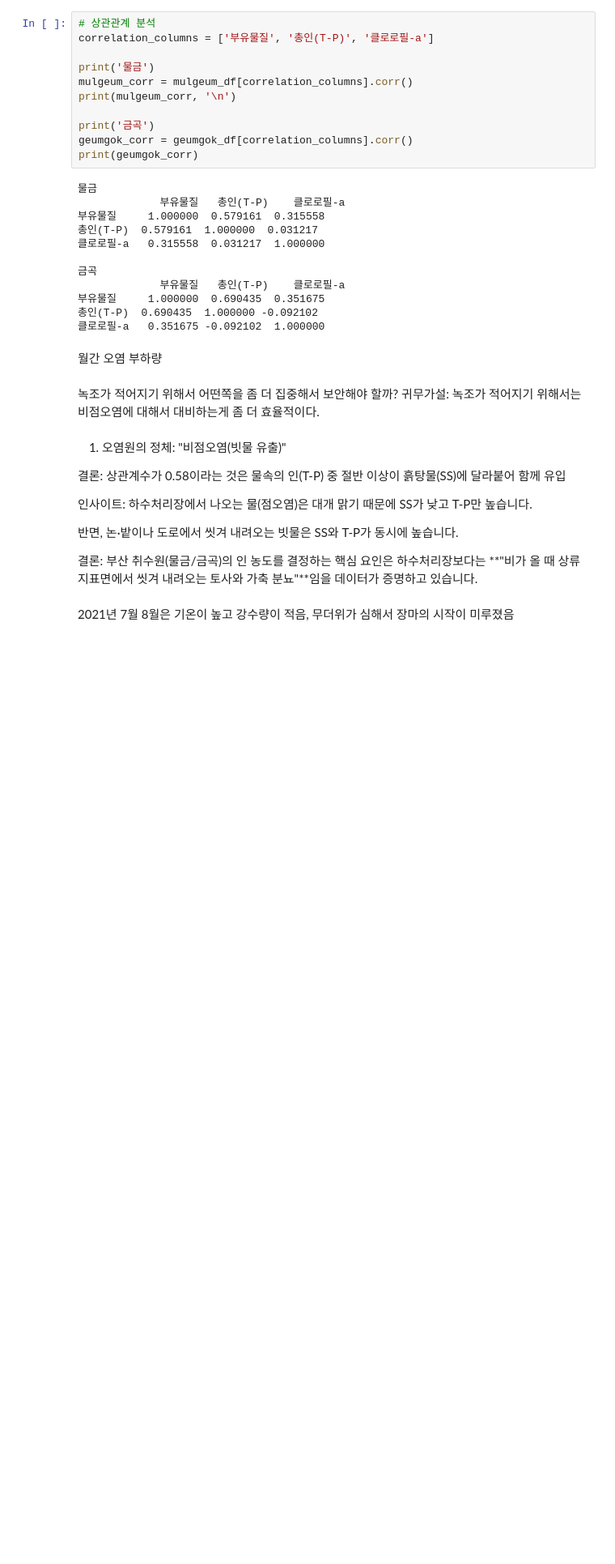
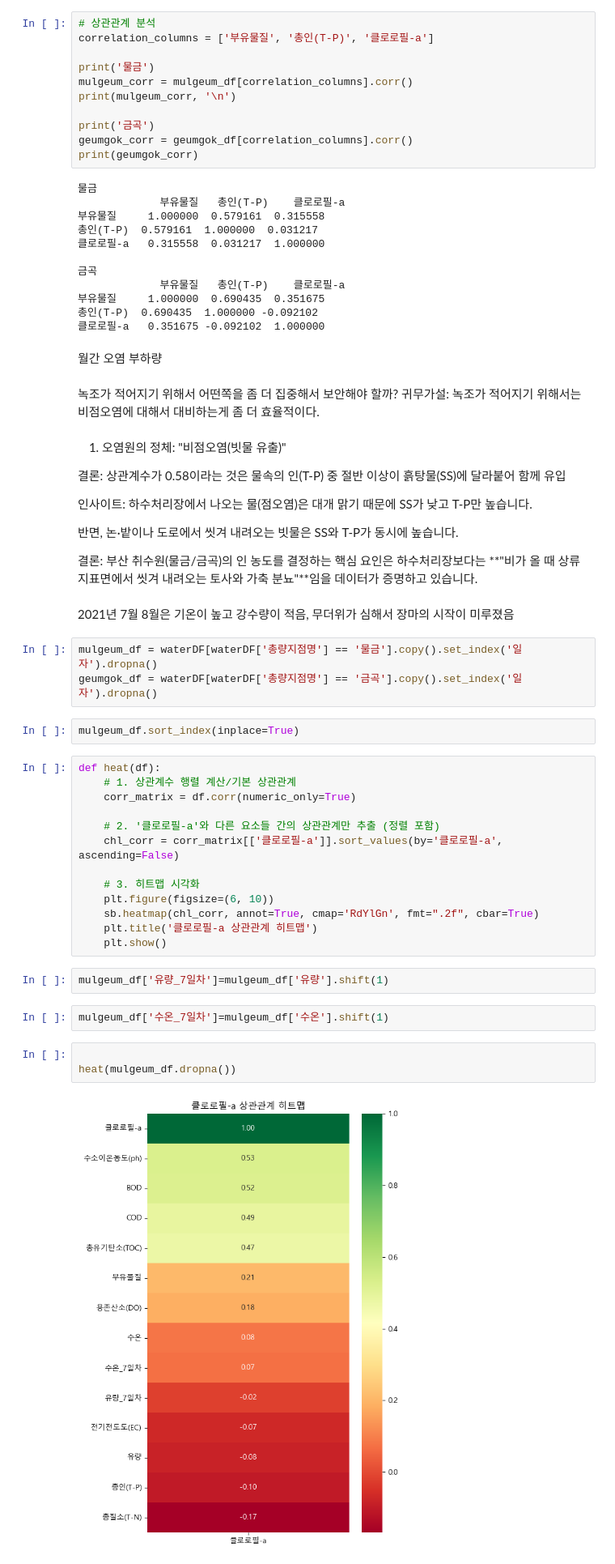
Before and after one commit to TroublesomeDuties/water_project, a Jupyter notebook: 임용수/iys.ipynb, the cells around one changed output. Shown: that part at 81% size. Drawn from its saved outputs; the diff is of its cells as text; blank space fills up the shorter version.

```diff
--- a/임용수/iys.ipynb
+++ b/임용수/iys.ipynb
@@ -234,3 +234,30 @@ print(geumgok_corr)
 결론: 부산 취수원(물금/금곡)의 인 농도를 결정하는 핵심 요인은 하수처리장보다는 **"비가 올 때 상류 지표면에서 씻겨 내려오는 토사와 가축 분뇨"**임을 데이터가 증명하고 있습니다.
 # %% [markdown]
 2021년 7월 8월은 기온이 높고 강수량이 적음, 무더위가 심해서 장마의 시작이 미루졌음
+# %%
+mulgeum_df = waterDF[waterDF['총량지점명'] == '물금'].copy().set_index('일자').dropna()
+geumgok_df = waterDF[waterDF['총량지점명'] == '금곡'].copy().set_index('일자').dropna()
+# %%
+mulgeum_df.sort_index(inplace=True)
+# %%
+def heat(df):
+    # 1. 상관계수 행렬 계산/기본 상관관계
+    corr_matrix = df.corr(numeric_only=True)
+
+    # 2. '클로로필-a'와 다른 요소들 간의 상관관계만 추출 (정렬 포함)
+    chl_corr = corr_matrix[['클로로필-a']].sort_values(by='클로로필-a', ascending=False)
+
+    # 3. 히트맵 시각화
+    plt.figure(figsize=(6, 10))
+    sb.heatmap(chl_corr, annot=True, cmap='RdYlGn', fmt=".2f", cbar=True)
+    plt.title('클로로필-a 상관관계 히트맵')
+    plt.show()
+# %%
+mulgeum_df['유량_7일차']=mulgeum_df['유량'].shift(1)
+# %%
+mulgeum_df['수온_7일차']=mulgeum_df['수온'].shift(1)
+# %%
+
+heat(mulgeum_df.dropna())
+# %% [output]
+[figure, added]
```
Also changed, not shown: parts of 1 cell of this notebook.
